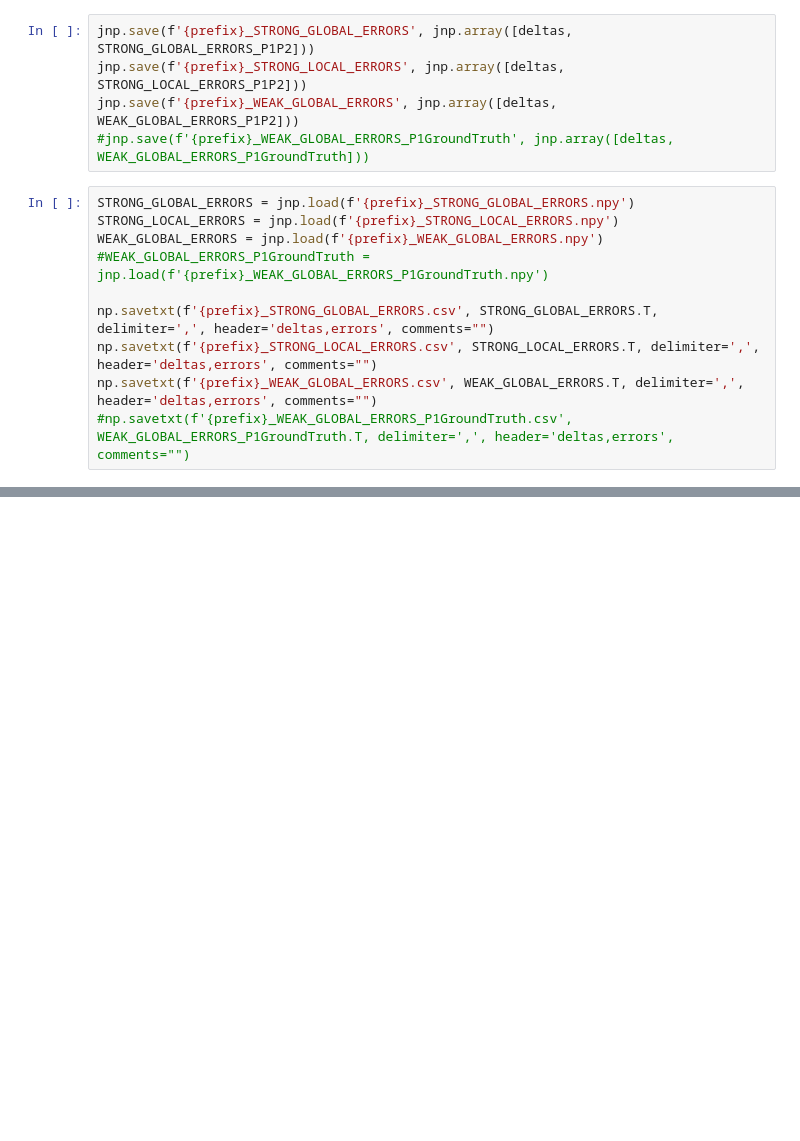
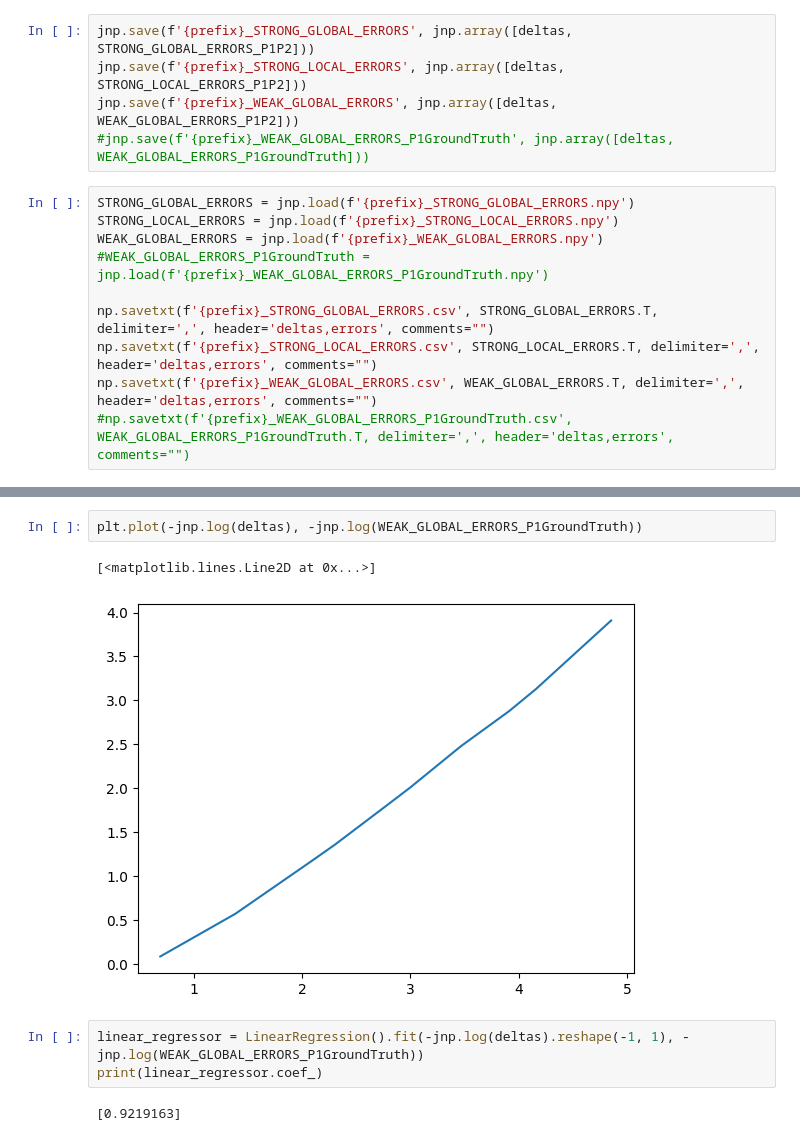
Before and after one commit to ylefay/bayesianSDEsolver, a Jupyter notebook: scripts/Untitled.ipynb, the cells around one changed output, grey strips where cells are left out. Drawn from its saved outputs; the diff is of its cells as text; blank space fills up the shorter version.

```diff
--- a/scripts/Untitled.ipynb
+++ b/scripts/Untitled.ipynb
@@ -187,0 +135,10 @@ plt.plot(ts, jnp.exp(-3*ts)-1)
+# %%
+plt.plot(-jnp.log(deltas), -jnp.log(WEAK_GLOBAL_ERRORS_P1GroundTruth))
+# %% [output]
+[<matplotlib.lines.Line2D at 0x...>]
+[figure, added]
+# %%
+linear_regressor = LinearRegression().fit(-jnp.log(deltas).reshape(-1, 1), -jnp.log(WEAK_GLOBAL_ERRORS_P1GroundTruth))
+print(linear_regressor.coef_)
+# %% [output]
+[0.9219163]
```
Also changed, not shown: parts of 15 cells of this notebook, 7 other files.
